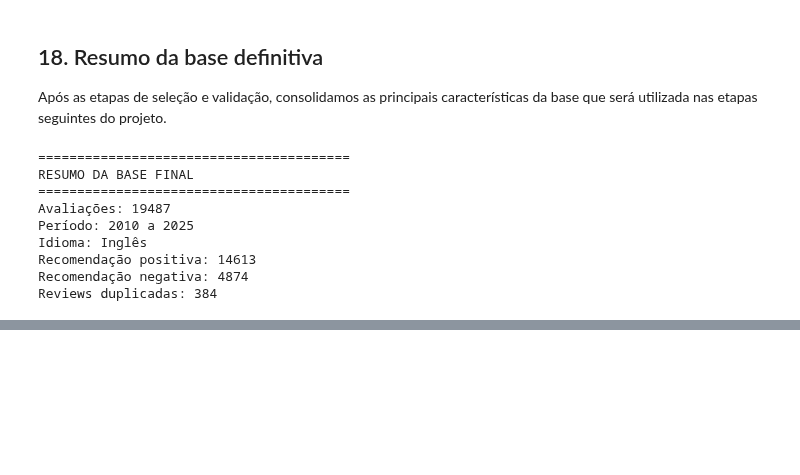
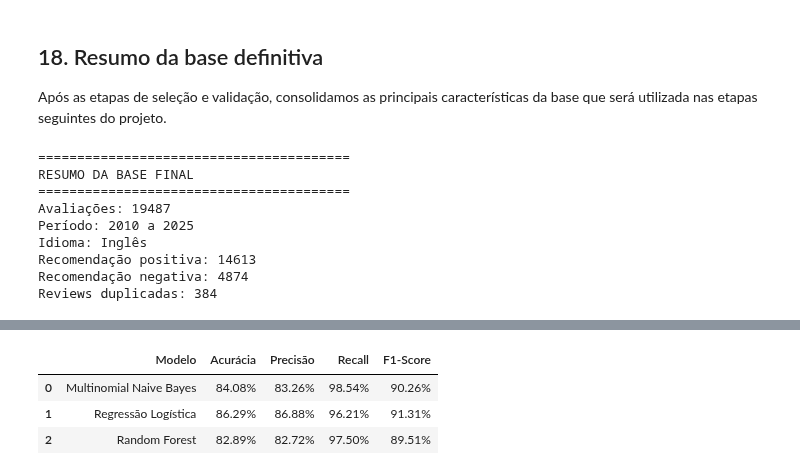
Before and after one commit to marcosaraujoCL/projeto-aplicado-II-classificacoes-avaliacoes, a Jupyter notebook: Notebooks/01_analise_exploratoria.ipynb, the cells around one changed output, grey strips where cells are left out. Saved outputs shown, nothing was run; the diff lists cells and outputs as text; code cells hidden in the pictures; blank space fills up the shorter version.

```diff
--- a/Notebooks/01_analise_exploratoria.ipynb
+++ b/Notebooks/01_analise_exploratoria.ipynb
@@ -545,0 +886,7 @@ Reviews duplicadas: 384
+# %%
+# Realizar as previsões
+previsoes_nb = modelo_nb.predict(X_teste_tfidf)
+previsoes_lr = modelo_lr.predict(X_teste_tfidf)
+previsoes_rf = modelo_rf.predict(X_teste_tfidf)
+
+print("Previsões realizadas com sucesso.")
@@ -545,0 +1016,16 @@ Reviews duplicadas: 384
+# %%
+from sklearn.metrics import classification_report
+
+for nome, previsoes in modelos.items():
+    print(f"\n{'=' * 60}")
+    print(nome)
+    print(f"{'=' * 60}")
+
+    print(
+        classification_report(
+            y_teste,
+            previsoes,
+            target_names=["Negativa", "Positiva"],
+            digits=4
+        )
+    )
@@ -545,0 +1054,27 @@ Reviews duplicadas: 384
+# %%
+from sklearn.metrics import accuracy_score, precision_score, recall_score, f1_score
+
+resultados = []
+
+for nome, previsoes in modelos.items():
+    resultados.append({
+        "Modelo": nome,
+        "Acurácia": accuracy_score(y_teste, previsoes),
+        "Precisão": precision_score(y_teste, previsoes),
+        "Recall": recall_score(y_teste, previsoes),
+        "F1-Score": f1_score(y_teste, previsoes)
+    })
+
+df_resultados = pd.DataFrame(resultados)
+
+df_resultados.style.format({
+    "Acurácia": "{:.2%}",
+    "Precisão": "{:.2%}",
+    "Recall": "{:.2%}",
+    "F1-Score": "{:.2%}"
+})
+# %% [output]
+|  | Modelo | Acurácia | Precisão | Recall | F1-Score |
+| 0 | Multinomial Naive Bayes | 84.08% | 83.26% | 98.54% | 90.26% |
+| 1 | Regressão Logística | 86.29% | 86.88% | 96.21% | 91.31% |
+| 2 | Random Forest | 82.89% | 82.72% | 97.50% | 89.51% |
```
Also changed, not shown: parts of 40 cells of this notebook.
